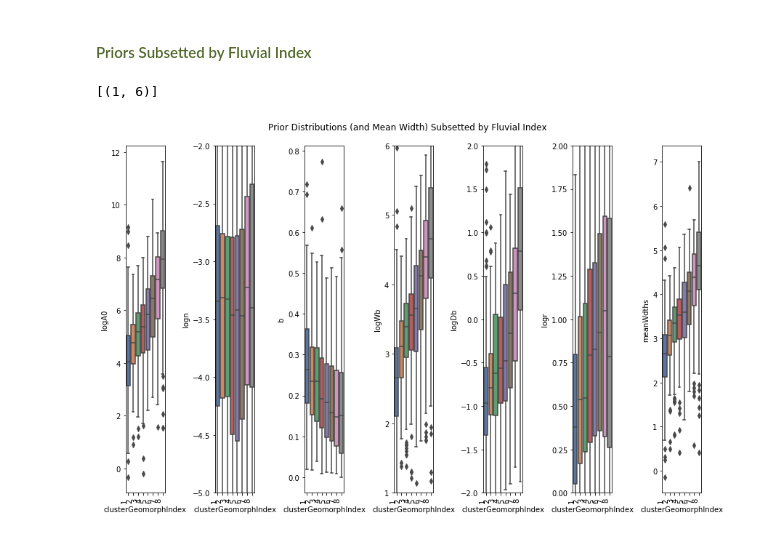
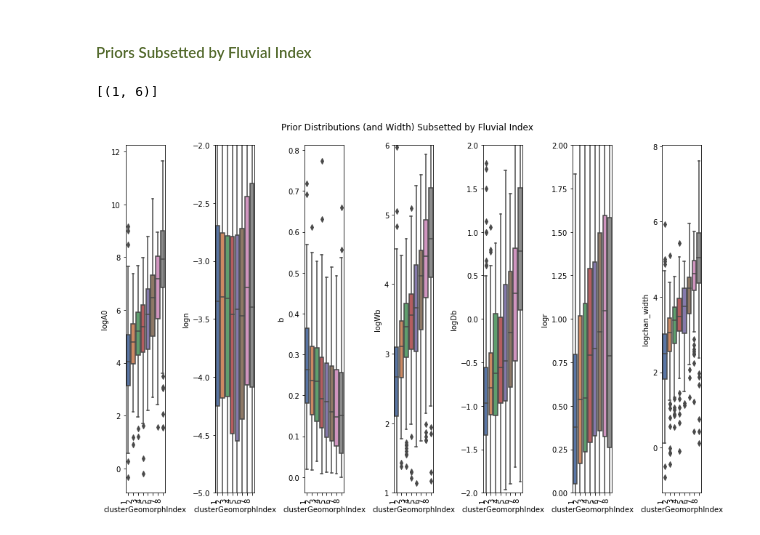
Before and after one commit to craigbrinkerhoff/2019_GeoClass, a Jupyter notebook: scripts/Brinkerhoff_GeoClass.ipynb, the cells around one changed output. Cells and saved outputs as stored; diff of their text form; code cells hidden in the pictures.

```diff
--- a/scripts/Brinkerhoff_GeoClass.ipynb
+++ b/scripts/Brinkerhoff_GeoClass.ipynb
@@ -506,23 +514,23 @@ Hydroshortened['clusterGeomorphIndex'] = np.where(Hydroshortened['geomorphIndex'
 # %%
 forPriors = Hydroshortened.drop_duplicates('site_no')
 
 fig, axs = plt.subplots(ncols=7, figsize=(12, 8))
 sns.boxplot(x="clusterGeomorphIndex", y='logA0', data=forPriors, palette='deep', ax=axs[0], order=['1', '2', '3', '4', '5', '6', '7', '8'])
 sns.boxplot(x="clusterGeomorphIndex", y='logn', data=Hydroshortened, palette='deep', ax=axs[1], order=['1', '2', '3', '4', '5', '6', '7', '8'])
 sns.boxplot(x="clusterGeomorphIndex", y='b', data=forPriors, palette='deep', ax=axs[2], order=['1', '2', '3', '4', '5', '6', '7', '8'])
 sns.boxplot(x="clusterGeomorphIndex", y='logWb', data=forPriors, palette='deep', ax=axs[3], order=['1', '2', '3', '4', '5', '6', '7', '8'])
 sns.boxplot(x="clusterGeomorphIndex", y='logDb', data=forPriors, palette='deep', ax=axs[4], order=['1', '2', '3', '4', '5', '6', '7', '8'])
 sns.boxplot(x="clusterGeomorphIndex", y='logr', data=forPriors, palette='deep', ax=axs[5], order=['1', '2', '3', '4', '5', '6', '7', '8'])
-sns.boxplot(x="clusterGeomorphIndex", y='meanWdths', data=forPriors, palette='deep', ax=axs[6], order=['1', '2', '3', '4', '5', '6', '7', '8'])
+sns.boxplot(x="clusterGeomorphIndex", y='logchan_width', data=forPriors, palette='deep', ax=axs[6], order=['1', '2', '3', '4', '5', '6', '7', '8'])
 
-fig.suptitle("Prior Distributions (and Mean Width) Subsetted by Fluvial Index")
+fig.suptitle("Prior Distributions (and Width) Subsetted by Fluvial Index")
 fig.autofmt_xdate(rotation=90)
 fig.tight_layout(rect=[0, 0.03, 1, 0.95])
 axs[5].set(ylim=(0, 2))
 axs[1].set(ylim=(-5, -2))
 axs[4].set(ylim=(-2, 2))
 axs[3].set(ylim=(1, 6))
 # %% [output]
 [(1, 6)]
-[figure, old version]
+[figure, new version]
 # %%
```
Also changed, not shown: parts of 11 cells of this notebook, 4 other files.
